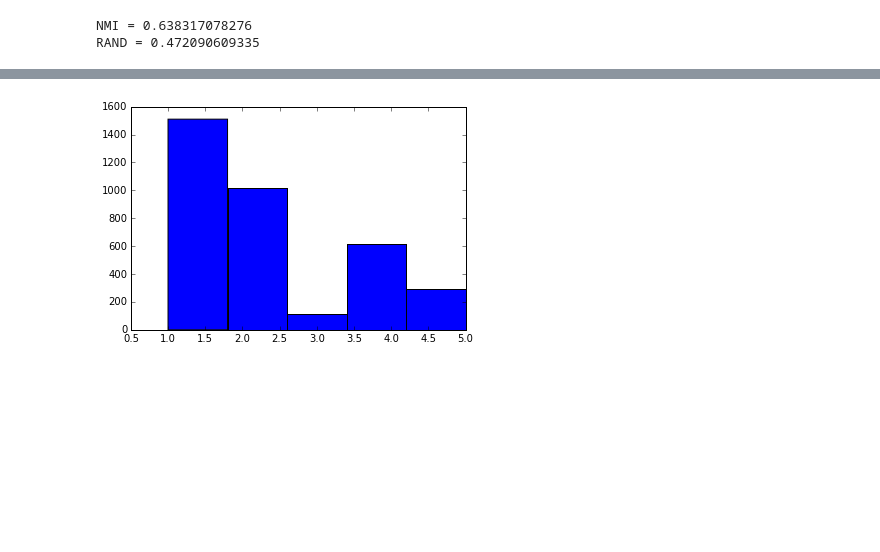
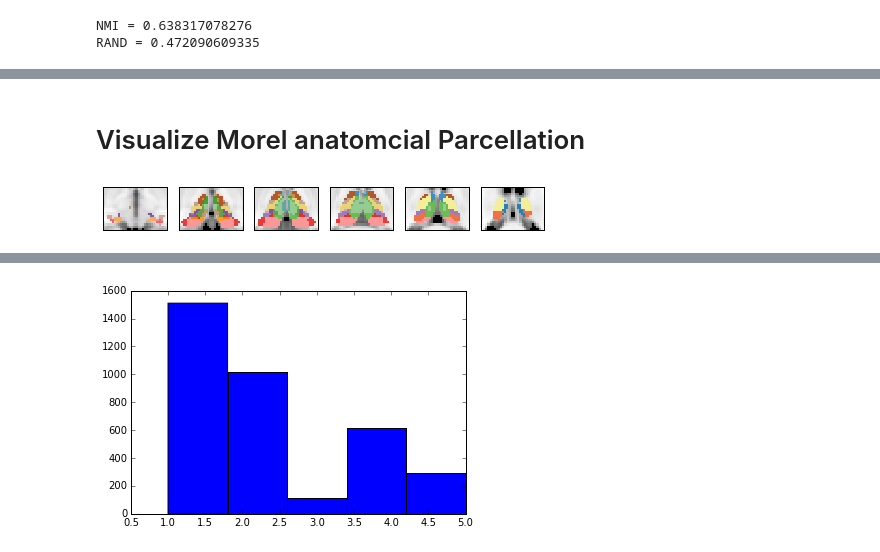
Before and after one commit to kaihwang/FuncParcel, a Jupyter notebook: Visualize_WTA_maps.ipynb, the cells around one changed output, grey strips where cells are left out. Cells and saved outputs as stored; diff of their text form; code cells hidden in the pictures; blank space fills up the shorter version.

```diff
--- a/Visualize_WTA_maps.ipynb
+++ b/Visualize_WTA_maps.ipynb
@@ -118,0 +120,11 @@ visualize_parcellation(MGH_CIs, cmap, 'Data/NKI_CI_WTA_Tha_Parcel.png')
+# %% [markdown]
+# Visualize Morel anatomcial Parcellation
+# %%
+cmap = 'Paired'
+Morel_atlas = np.loadtxt('/home/despoB/connectome-thalamus/Thalamic_parcel/Morel_parcel')
+#order = Morel_atlas.argsort()
+#morel_ranks = order.argsort()
+
+visualize_parcellation(Morel_atlas, cmap, 'Data/Morel_Parcel.png')
+# %% [output]
+[figure, added]
```
Also changed, not shown: parts of 28 cells of this notebook.
